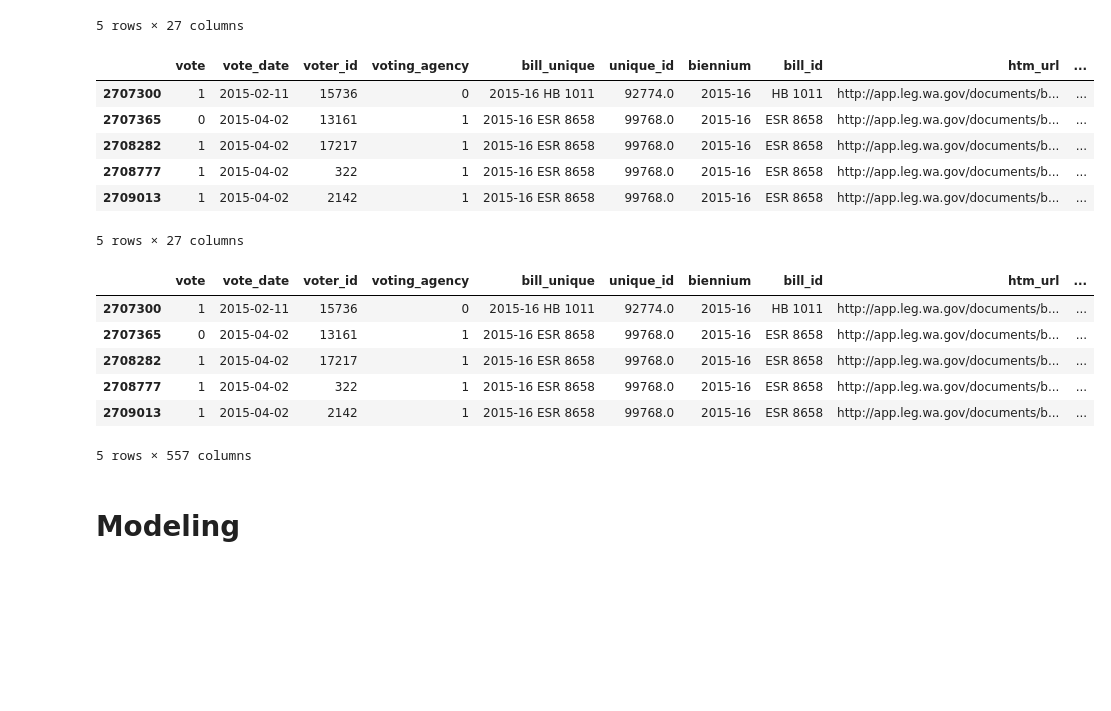
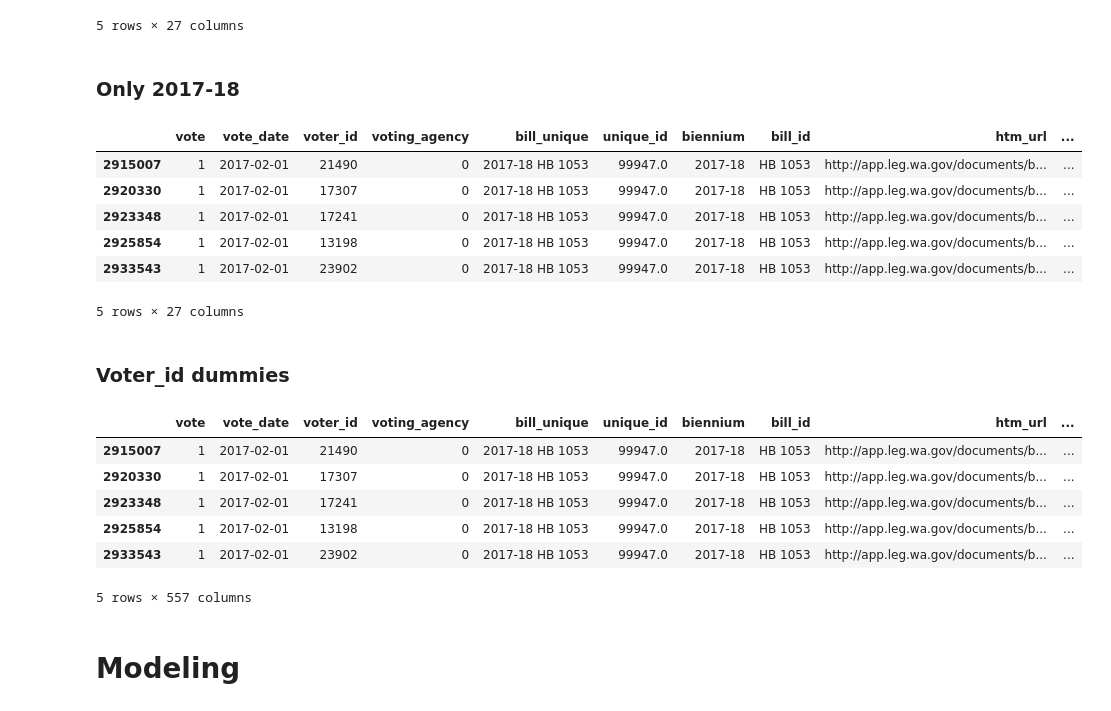
Before and after one commit to ekarboski/washington_state_legislation, a Jupyter notebook: Baseline_model.ipynb, the cells around one changed output. Cells and saved outputs as stored; diff of their text form; code cells hidden in the pictures; blank space fills up the shorter version.

```diff
--- a/Baseline_model.ipynb
+++ b/Baseline_model.ipynb
@@ -113,12 +118,14 @@ sample.head()
+# %% [markdown]
+### Only 2017-18
 # %%
-sample_one_year = clean[clean['biennium'] == '2015-16']
+sample_one_year = clean[clean['biennium'] == '2017-18']
 sample_one_year = sample_one_year[sample_one_year['vote'] <= 1]
 sample_one_year.head()
 # %% [output]
 |  | vote | vote_date | voter_id | voting_agency | bill_unique | unique_id | biennium | bill_id | htm_url | ... |
-| 2707300 | 1 | 2015-02-11 | 15736 | 0 | 2015-16 HB 1011 | 92774.0 | 2015-16 | HB 1011 | http://app.leg.wa.gov/documents/b... | ... |
-| 2707365 | 0 | 2015-04-02 | 13161 | 1 | 2015-16 ESR 8658 | 99768.0 | 2015-16 | ESR 8658 | http://app.leg.wa.gov/documents/b... | ... |
-| 2708282 | 1 | 2015-04-02 | 17217 | 1 | 2015-16 ESR 8658 | 99768.0 | 2015-16 | ESR 8658 | http://app.leg.wa.gov/documents/b... | ... |
-| 2708777 | 1 | 2015-04-02 | 322 | 1 | 2015-16 ESR 8658 | 99768.0 | 2015-16 | ESR 8658 | http://app.leg.wa.gov/documents/b... | ... |
-| 2709013 | 1 | 2015-04-02 | 2142 | 1 | 2015-16 ESR 8658 | 99768.0 | 2015-16 | ESR 8658 | http://app.leg.wa.gov/documents/b... | ... |
+| 2915007 | 1 | 2017-02-01 | 21490 | 0 | 2017-18 HB 1053 | 99947.0 | 2017-18 | HB 1053 | http://app.leg.wa.gov/documents/b... | ... |
+| 2920330 | 1 | 2017-02-01 | 17307 | 0 | 2017-18 HB 1053 | 99947.0 | 2017-18 | HB 1053 | http://app.leg.wa.gov/documents/b... | ... |
+| 2923348 | 1 | 2017-02-01 | 17241 | 0 | 2017-18 HB 1053 | 99947.0 | 2017-18 | HB 1053 | http://app.leg.wa.gov/documents/b... | ... |
+| 2925854 | 1 | 2017-02-01 | 13198 | 0 | 2017-18 HB 1053 | 99947.0 | 2017-18 | HB 1053 | http://app.leg.wa.gov/documents/b... | ... |
+| 2933543 | 1 | 2017-02-01 | 23902 | 0 | 2017-18 HB 1053 | 99947.0 | 2017-18 | HB 1053 | http://app.leg.wa.gov/documents/b... | ... |
 5 rows × 27 columns
@@ -125,14 +135,19 @@ sample_one_year.head()
+# %% [markdown]
+### Voter_id dummies
 # %%
-sample_one_year_voterdum = clean_voter_dum[clean_voter_dum['biennium'] == '2015-16']
+sample_one_year_voterdum = clean_voter_dum[clean_voter_dum['biennium'] == '2017-18']
 sample_one_year_voterdum = sample_one_year_voterdum[sample_one_year_voterdum['vote'] <= 1]
+# X = sample_one_year_voterdum.drop(['vote', 'vote_date', 'bill_unique', 'biennium', 'bill_id', 'htm_url',
+#                                    'bill_text', 'bill_num', 'bill_num_unique', 'secondary_sponsors',
+#                                    'primary_sponsor_id', 'congress_num', 'num_sponsors'], axis=1)
 sample_one_year_voterdum.head()
 # %% [output]
 |  | vote | vote_date | voter_id | voting_agency | bill_unique | unique_id | biennium | bill_id | htm_url | ... |
-| 2707300 | 1 | 2015-02-11 | 15736 | 0 | 2015-16 HB 1011 | 92774.0 | 2015-16 | HB 1011 | http://app.leg.wa.gov/documents/b... | ... |
-| 2707365 | 0 | 2015-04-02 | 13161 | 1 | 2015-16 ESR 8658 | 99768.0 | 2015-16 | ESR 8658 | http://app.leg.wa.gov/documents/b... | ... |
-| 2708282 | 1 | 2015-04-02 | 17217 | 1 | 2015-16 ESR 8658 | 99768.0 | 2015-16 | ESR 8658 | http://app.leg.wa.gov/documents/b... | ... |
-| 2708777 | 1 | 2015-04-02 | 322 | 1 | 2015-16 ESR 8658 | 99768.0 | 2015-16 | ESR 8658 | http://app.leg.wa.gov/documents/b... | ... |
-| 2709013 | 1 | 2015-04-02 | 2142 | 1 | 2015-16 ESR 8658 | 99768.0 | 2015-16 | ESR 8658 | http://app.leg.wa.gov/documents/b... | ... |
+| 2915007 | 1 | 2017-02-01 | 21490 | 0 | 2017-18 HB 1053 | 99947.0 | 2017-18 | HB 1053 | http://app.leg.wa.gov/documents/b... | ... |
+| 2920330 | 1 | 2017-02-01 | 17307 | 0 | 2017-18 HB 1053 | 99947.0 | 2017-18 | HB 1053 | http://app.leg.wa.gov/documents/b... | ... |
+| 2923348 | 1 | 2017-02-01 | 17241 | 0 | 2017-18 HB 1053 | 99947.0 | 2017-18 | HB 1053 | http://app.leg.wa.gov/documents/b... | ... |
+| 2925854 | 1 | 2017-02-01 | 13198 | 0 | 2017-18 HB 1053 | 99947.0 | 2017-18 | HB 1053 | http://app.leg.wa.gov/documents/b... | ... |
+| 2933543 | 1 | 2017-02-01 | 23902 | 0 | 2017-18 HB 1053 | 99947.0 | 2017-18 | HB 1053 | http://app.leg.wa.gov/documents/b... | ... |
 5 rows × 557 columns
 # %% [markdown]
 # Modeling
```
Also changed, not shown: parts of 24 cells of this notebook.
